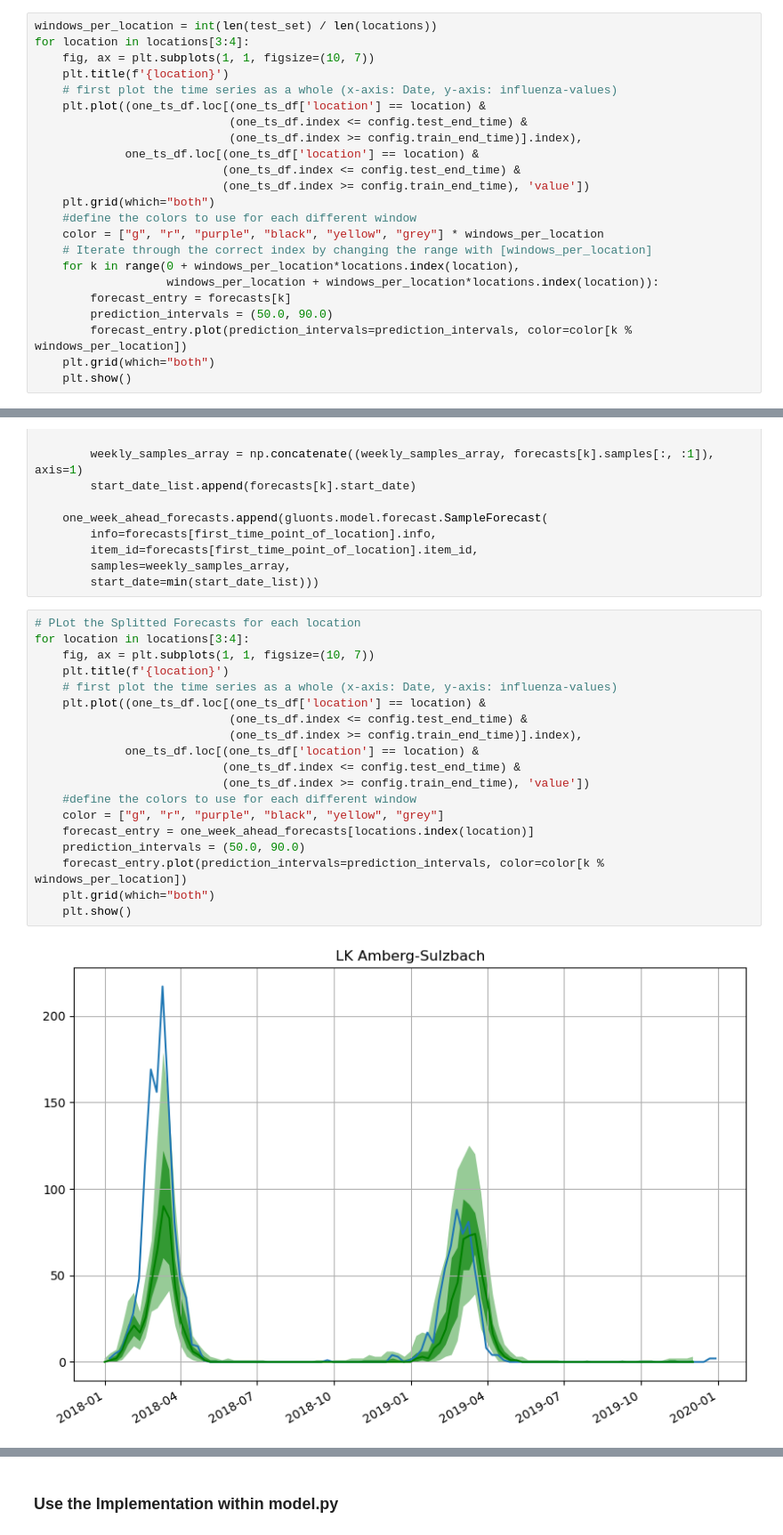
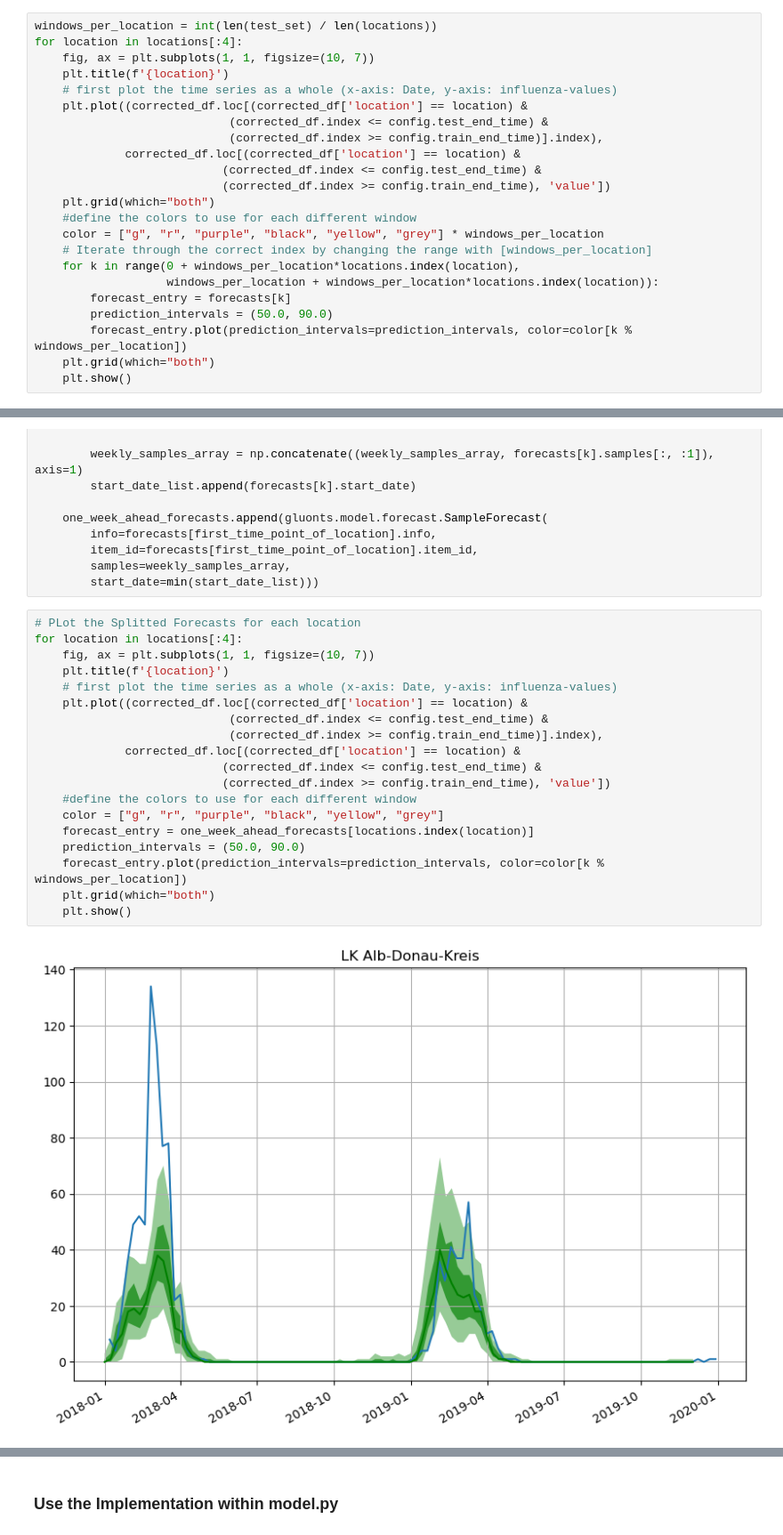
Before and after one commit to Kai-Ref/DeepAR_InfluenzaForecast, a Jupyter notebook: Notebooks/SplittingByWeekAheadForecasts.ipynb, the cells around one changed output, grey strips where cells are left out. Shown at 89% size. Drawn from its saved outputs; the diff is of its cells as text.

```diff
--- a/Notebooks/SplittingByWeekAheadForecasts.ipynb
+++ b/Notebooks/SplittingByWeekAheadForecasts.ipynb
@@ -49,16 +49,16 @@ test_set = generate_rolling_dataset(dataset=test_set,
 forecasts, tss = model(config, train_set, test_set)
 # %%
 windows_per_location = int(len(test_set) / len(locations))
-for location in locations[3:4]:
+for location in locations[:4]:
     fig, ax = plt.subplots(1, 1, figsize=(10, 7))
     plt.title(f'{location}')
     # first plot the time series as a whole (x-axis: Date, y-axis: influenza-values)
-    plt.plot((one_ts_df.loc[(one_ts_df['location'] == location) &
-                            (one_ts_df.index <= config.test_end_time) &
-                            (one_ts_df.index >= config.train_end_time)].index),
-             one_ts_df.loc[(one_ts_df['location'] == location) &
-                           (one_ts_df.index <= config.test_end_time) &
-                           (one_ts_df.index >= config.train_end_time), 'value'])
+    plt.plot((corrected_df.loc[(corrected_df['location'] == location) &
+                            (corrected_df.index <= config.test_end_time) &
+                            (corrected_df.index >= config.train_end_time)].index),
+             corrected_df.loc[(corrected_df['location'] == location) &
+                           (corrected_df.index <= config.test_end_time) &
+                           (corrected_df.index >= config.train_end_time), 'value'])
     plt.grid(which="both")
     #define the colors to use for each different window
     color = ["g", "r", "purple", "black", "yellow", "grey"] * windows_per_location
@@ -97,22 +100,22 @@ for location in locations:
         start_date=min(start_date_list)))
 # %%
 # PLot the Splitted Forecasts for each location
-for location in locations[3:4]:
+for location in locations[:4]:
     fig, ax = plt.subplots(1, 1, figsize=(10, 7))
     plt.title(f'{location}')
     # first plot the time series as a whole (x-axis: Date, y-axis: influenza-values)
-    plt.plot((one_ts_df.loc[(one_ts_df['location'] == location) &
-                            (one_ts_df.index <= config.test_end_time) &
-                            (one_ts_df.index >= config.train_end_time)].index),
-             one_ts_df.loc[(one_ts_df['location'] == location) &
-                           (one_ts_df.index <= config.test_end_time) &
-                           (one_ts_df.index >= config.train_end_time), 'value'])
+    plt.plot((corrected_df.loc[(corrected_df['location'] == location) &
+                            (corrected_df.index <= config.test_end_time) &
+                            (corrected_df.index >= config.train_end_time)].index),
+             corrected_df.loc[(corrected_df['location'] == location) &
+                           (corrected_df.index <= config.test_end_time) &
+                           (corrected_df.index >= config.train_end_time), 'value'])
     #define the colors to use for each different window
     color = ["g", "r", "purple", "black", "yellow", "grey"]
     forecast_entry = one_week_ahead_forecasts[locations.index(location)]
     prediction_intervals = (50.0, 90.0)
     forecast_entry.plot(prediction_intervals=prediction_intervals, color=color[k % windows_per_location])
     plt.grid(which="both")
     plt.show()
 # %% [output]
-[figure, old version]
+[figure, new version]
```
Also changed, not shown: parts of 4 cells of this notebook, 2 other files.
